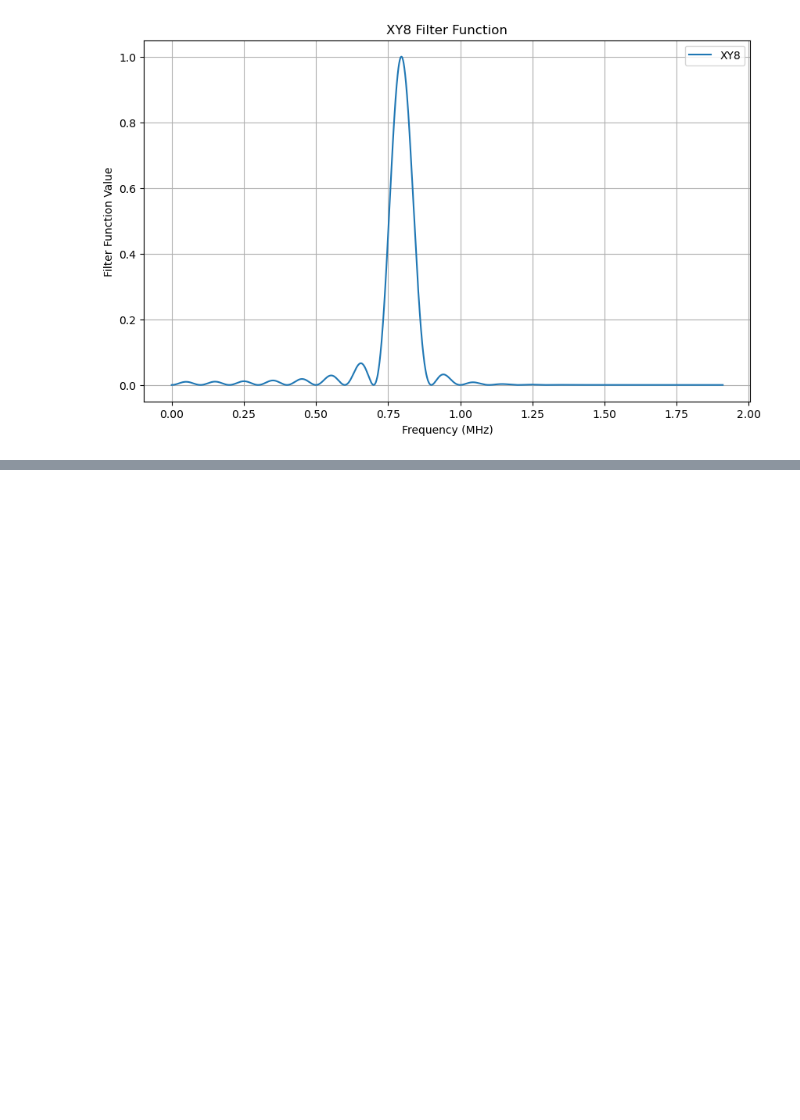
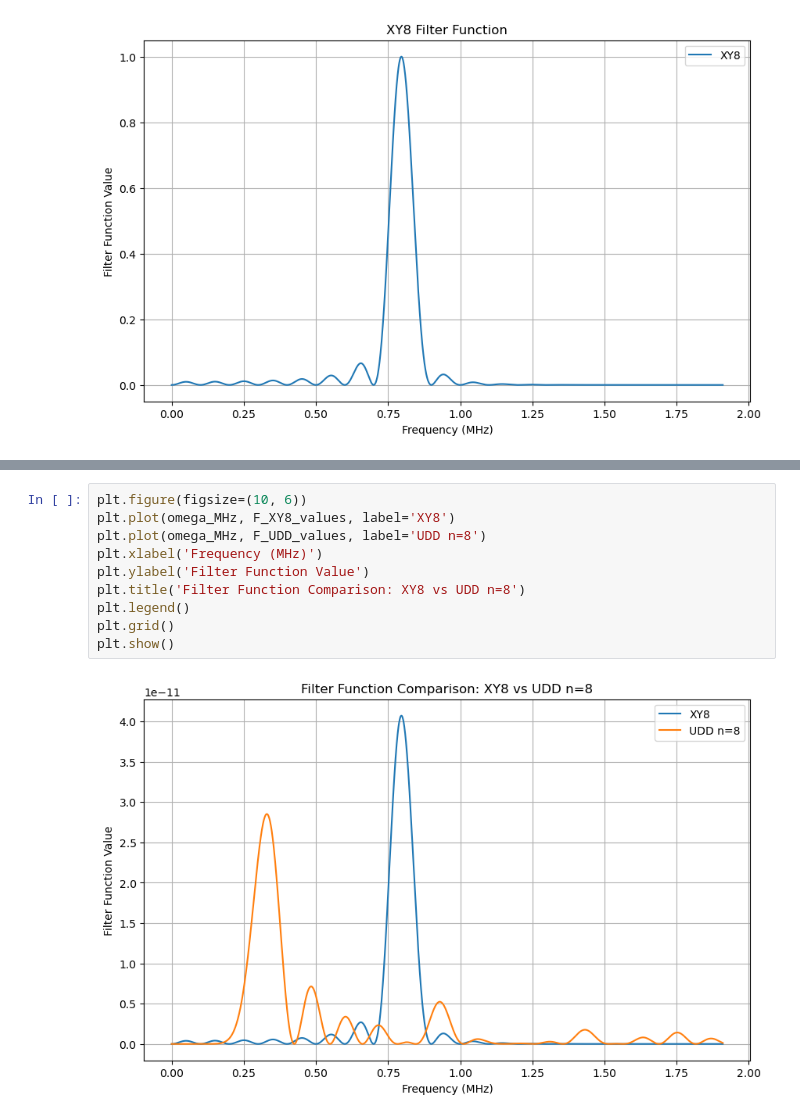
Before and after one commit to osipra/qubit-noise-spectroscopy, a Jupyter notebook: notebooks/01_filter_functions.ipynb, the cells around one changed output, grey strips where cells are left out. Cells and saved outputs as stored; diff of their text form; blank space fills up the shorter version.

```diff
--- a/notebooks/01_filter_functions.ipynb
+++ b/notebooks/01_filter_functions.ipynb
@@ -60,0 +116,12 @@ plt.show()
+# %%
+plt.figure(figsize=(10, 6))
+plt.plot(omega_MHz, F_XY8_values, label='XY8')
+plt.plot(omega_MHz, F_UDD_values, label='UDD n=8')
+plt.xlabel('Frequency (MHz)')
+plt.ylabel('Filter Function Value')
+plt.title('Filter Function Comparison: XY8 vs UDD n=8')
+plt.legend()
+plt.grid()
+plt.show()
+# %% [output]
+[figure, added]
```
Also changed, not shown: parts of 11 cells of this notebook, 4 other files.
